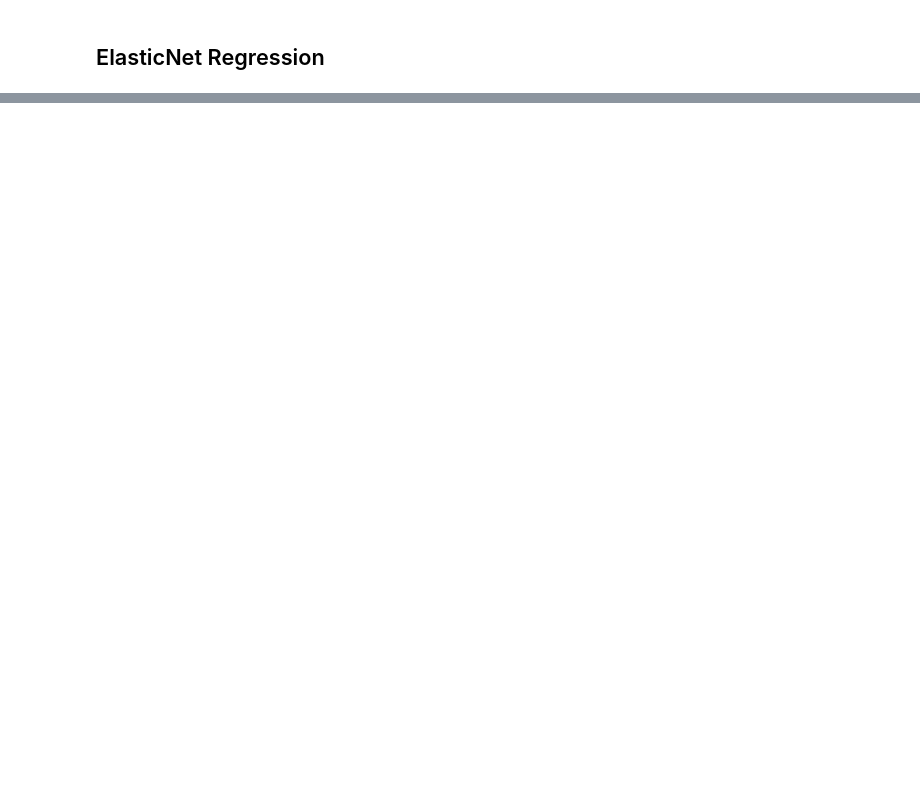
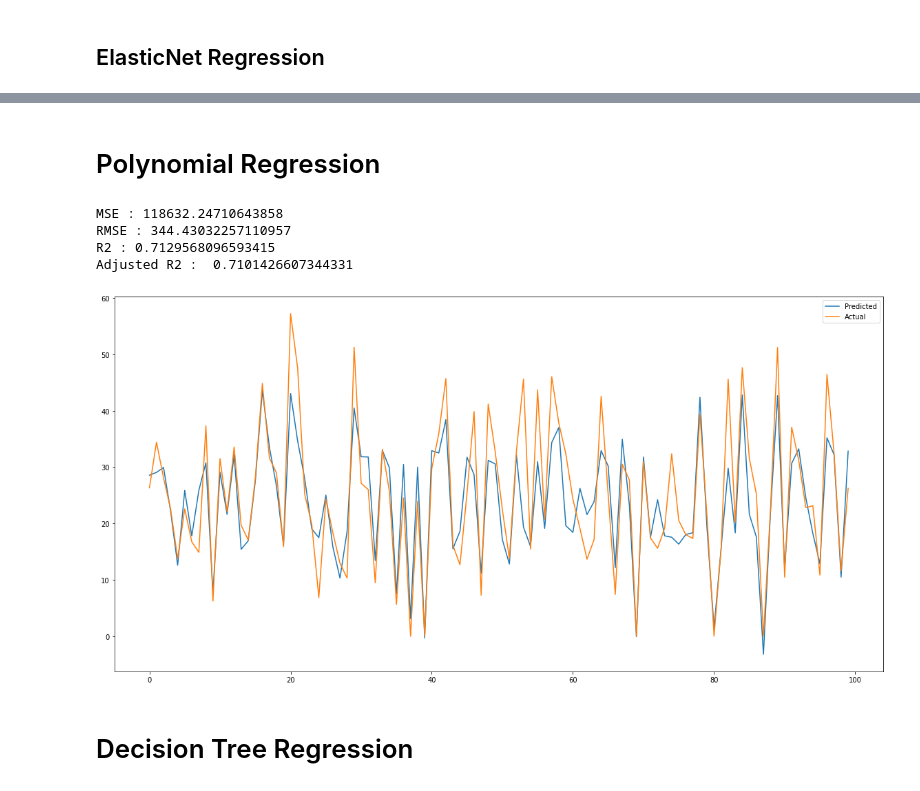
Before and after one commit to Gauravgade3/Bike-Sharing-Demand-Prediction, a Jupyter notebook: Bike_Sharing_Demand_Prediction_Capstone_Project_Gaurav_Gade.ipynb, the cells around one changed output, grey strips where cells are left out. Saved outputs shown, nothing was run; the diff lists cells and outputs as text; code cells hidden in the pictures; blank space fills up the shorter version.

```diff
--- a/Bike_Sharing_Demand_Prediction_Capstone_Project_Gaurav_Gade.ipynb
+++ b/Bike_Sharing_Demand_Prediction_Capstone_Project_Gaurav_Gade.ipynb
@@ -683 +683,16 @@ Adjusted R2 :  0.5705226406042396
 [figure]
+# %% [markdown]
+# Polynomial Regression
+# %%
+pipe=make_pipeline(PolynomialFeatures(degree=2),LinearRegression())
+# %%
+# calling train_linear_model to train,fit and evalution of polynomial model
+train_linear_model(pipe,X_train,y_train,X_test,y_test)
+# %% [output]
+MSE : 118632.24710643858
+RMSE : 344.43032257110957
+R2 : 0.7129568096593415
+Adjusted R2 :  0.7101426607344331
+[figure, added]
+# %% [markdown]
+# Decision Tree Regression
```
Also changed, not shown: parts of 26 cells of this notebook.
